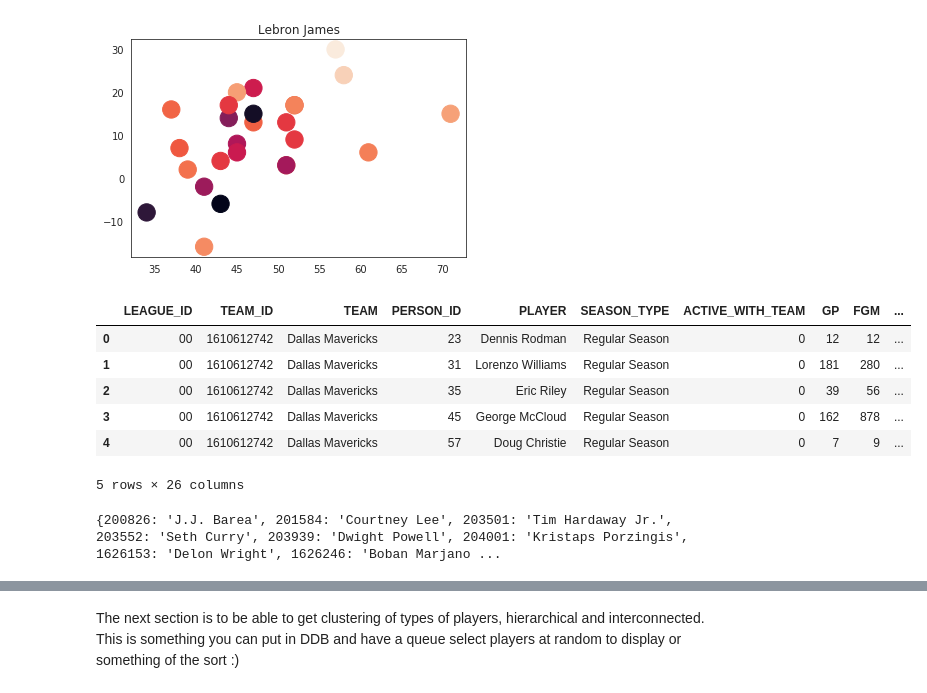
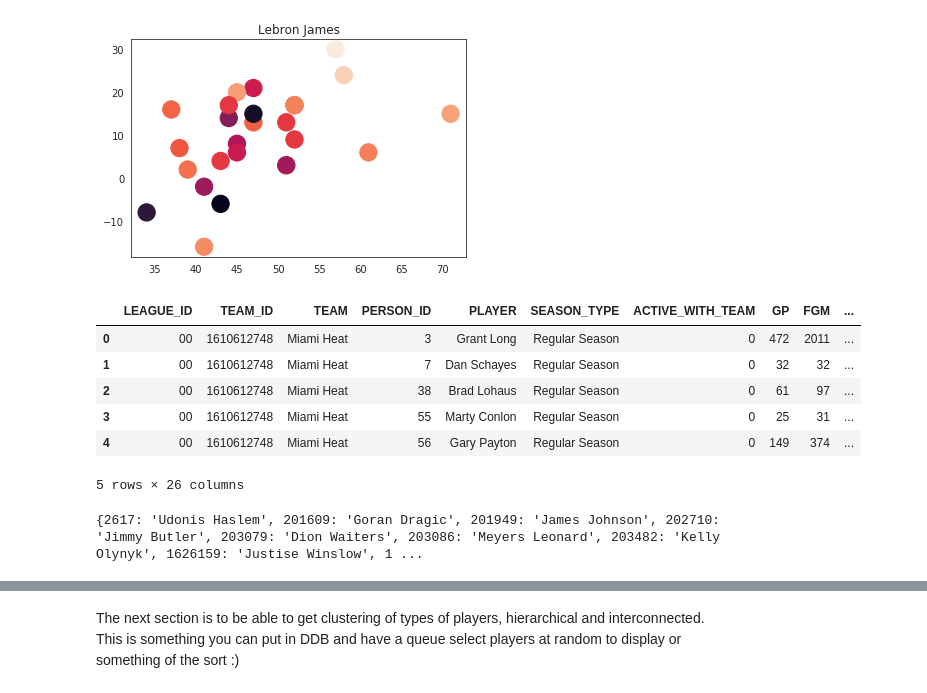
Before and after one commit to vtanguturi/NBAStatsVisualization, a Jupyter notebook: nba_experiments.ipynb, the cells around one changed output, grey strips where cells are left out. Drawn from its saved outputs; the diff is of its cells as text; code cells hidden in the pictures.

```diff
--- a/nba_experiments.ipynb
+++ b/nba_experiments.ipynb
@@ -212,16 +212,16 @@ determine_stats_to_winning(gamelog, 'Lebron James')
 # %%
 # Make API Call for players across all seasons for a particular franchise
 from nba_api.stats.endpoints import franchiseplayers
-fp = franchiseplayers.FranchisePlayers(team_id=team_to_id["DAL"], headers=headers)
+fp = franchiseplayers.FranchisePlayers(team_id=team_to_id["MIA"], headers=headers)
 players = fp.get_data_frames()[0]
 players.head()
 # %% [output]
 |  | LEAGUE_ID | TEAM_ID | TEAM | PERSON_ID | PLAYER | SEASON_TYPE | ACTIVE_WITH_TEAM | GP | FGM | ... |
-| 0 | 00 | 1610612742 | Dallas Mavericks | 23 | Dennis Rodman | Regular Season | 0 | 12 | 12 | ... |
-| 1 | 00 | 1610612742 | Dallas Mavericks | 31 | Lorenzo Williams | Regular Season | 0 | 181 | 280 | ... |
-| 2 | 00 | 1610612742 | Dallas Mavericks | 35 | Eric Riley | Regular Season | 0 | 39 | 56 | ... |
-| 3 | 00 | 1610612742 | Dallas Mavericks | 45 | George McCloud | Regular Season | 0 | 162 | 878 | ... |
-| 4 | 00 | 1610612742 | Dallas Mavericks | 57 | Doug Christie | Regular Season | 0 | 7 | 9 | ... |
+| 0 | 00 | 1610612748 | Miami Heat | 3 | Grant Long | Regular Season | 0 | 472 | 2011 | ... |
+| 1 | 00 | 1610612748 | Miami Heat | 7 | Dan Schayes | Regular Season | 0 | 32 | 32 | ... |
+| 2 | 00 | 1610612748 | Miami Heat | 38 | Brad Lohaus | Regular Season | 0 | 61 | 97 | ... |
+| 3 | 00 | 1610612748 | Miami Heat | 55 | Marty Conlon | Regular Season | 0 | 25 | 31 | ... |
+| 4 | 00 | 1610612748 | Miami Heat | 56 | Gary Payton | Regular Season | 0 | 149 | 374 | ... |
 5 rows × 26 columns
 # %%
 # Build the list of players in the 2019-2020 season
@@ -231,7 +231,7 @@ player_names = active_players['PLAYER'].values
 players_per_team = dict(zip(ids_per_team, player_names))
 print(players_per_team)
 # %% [output]
-{200826: 'J.J. Barea', 201584: 'Courtney Lee', 203501: 'Tim Hardaway Jr.', 203552: 'Seth Curry', 203939: 'Dwight Powell', 204001: 'Kristaps Porzingis', 1626153: 'Delon Wright', 1626246: 'Boban Marjano ...
+{2617: 'Udonis Haslem', 201609: 'Goran Dragic', 201949: 'James Johnson', 202710: 'Jimmy Butler', 203079: 'Dion Waiters', 203086: 'Meyers Leonard', 203482: 'Kelly Olynyk', 1626159: 'Justise Winslow', 1 ...
 # %%
 ## Get the relationship for every player
 for player in players_per_team:
```
Also changed, not shown: parts of 22 cells of this notebook.
